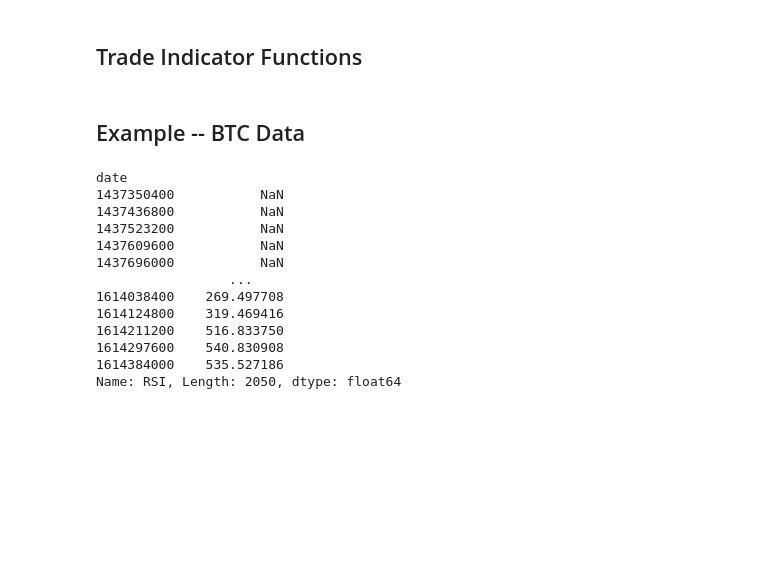
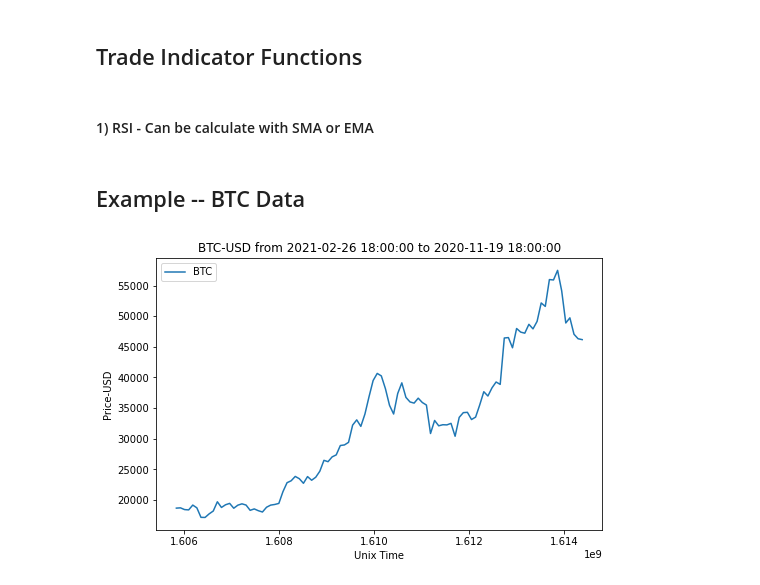
Before and after one commit to ejmeitz/CryptoBot, a Jupyter notebook: CryptoBot.ipynb, the cells around one changed output. Cells and saved outputs as stored; diff of their text form; code cells hidden in the pictures; blank space fills up the shorter version.

```diff
--- a/CryptoBot.ipynb
+++ b/CryptoBot.ipynb
@@ -102,7 +104,7 @@ def plotCandles(df):
     fig.show()
 # %%
 def plotLine(df,ticker):
-    plt.figure(1,figsize=(8, 5))
+    fig = plt.figure(1,figsize=(8, 5))
     plt.plot(df['close'],label = ticker)
     plt.xlabel("Unix Time")
     plt.ylabel("Price-USD")
@@ -110,8 +112,10 @@ def plotLine(df,ticker):
     end = UnixToDate(df.index[0])
     plt.title("{}-USD from {} to {}".format(ticker,start,end))
     plt.legend()
-    plt.show()
+    return fig
 # %% [markdown]
 ## Trade Indicator Functions
+# %% [markdown]
+#### 1) RSI - Can be calculate with SMA or EMA
 # %%
 #given a dataframe it will calculate the RSI for each candle
@@ -147,23 +149,9 @@ def relativeStrengthIndexHelperSMMA(period):
 # %%
 public_client = cbpro.PublicClient()
 
 #careful, can overflow memory and break if you get too much data
-btc = getData("BTC-USD", 86400, x_YearsAgoInUnixTime(5)) #BTC data from 5+ years ago at a bin size of 1 day
-#plotLine(btc,"BTC")
-
-temp = relativeStrengthIndex(btc, granularity = 86400, lookbackPeriod = 14)
-temp
+granularity = 86400
+btc = getData("BTC-USD", granularity, x_DaysAgoInUnixTime(100))
+fig = plotLine(btc,"BTC")
 # %% [output]
-date
-1437350400           NaN
-1437436800           NaN
-1437523200           NaN
-1437609600           NaN
-1437696000           NaN
-                 ...
-1614038400    269.497708
-1614124800    319.469416
-1614211200    516.833750
-1614297600    540.830908
-1614384000    535.527186
-Name: RSI, Length: 2050, dtype: float64
+[figure, added]
```
Also changed, not shown: parts of 4 cells of this notebook.
